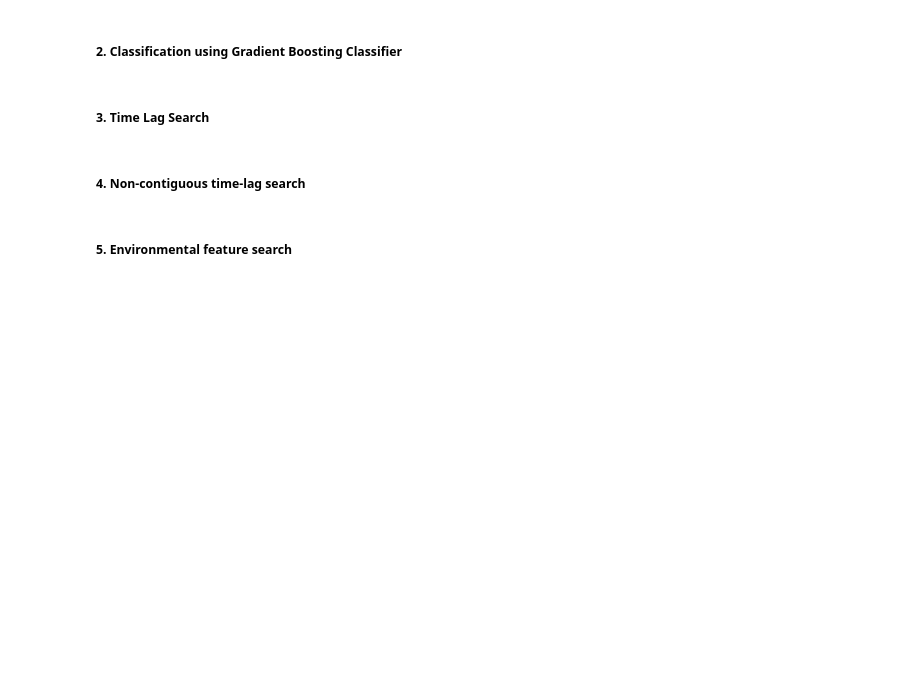
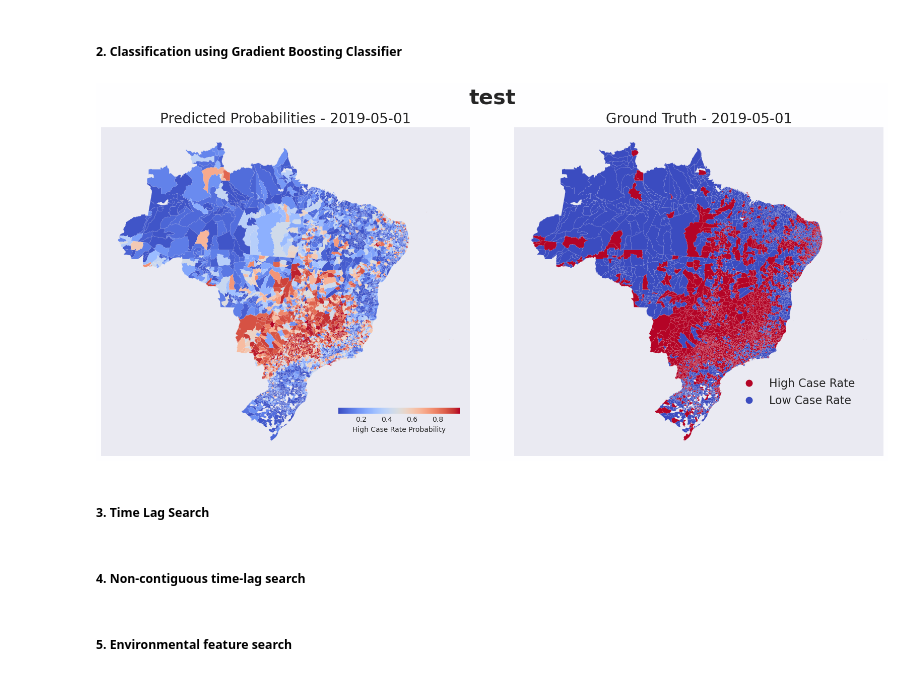
Before and after one commit to atalbanese/dengue_models, a Jupyter notebook: model_code/cat_model_notebook_final.ipynb, the cells around one changed output. Saved outputs shown, nothing was run; the diff lists cells and outputs as text; code cells hidden in the pictures; blank space fills up the shorter version.

```diff
--- a/model_code/cat_model_notebook_final.ipynb
+++ b/model_code/cat_model_notebook_final.ipynb
@@ -131,5 +133,19 @@ ALL_RESULTS = {}
 # %% [markdown]
 ##### 2. Classification using Gradient Boosting Classifier
+# %%
+clf = HistGradientBoostingClassifier(categorical_features=['month'])
+results = run_model(
+        all_data,
+        TRAIN_START,
+        TRAIN_END,
+        TEST_END,
+        clf,
+        cat_fn=CAT_DICT['relative_binary']
+    )
+# %%
+fig, ax = plot_binary(results['results'], munis, '2019-05-01', 'test', accuracy=False)
+# %% [output]
+[figure, added]
 # %% [markdown]
 ##### 3. Time Lag Search
 # %% [markdown]
```
Also changed, not shown: parts of 6 cells of this notebook, 2 other files.
